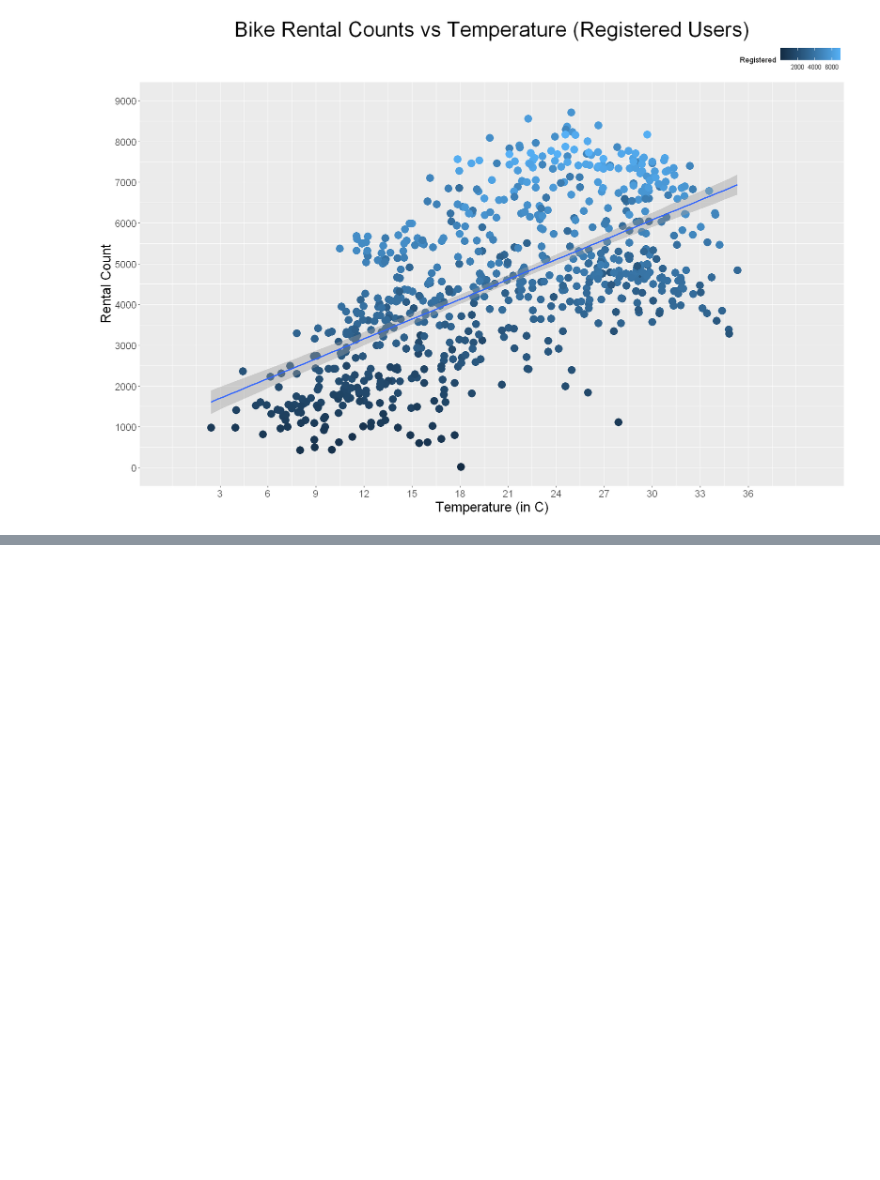
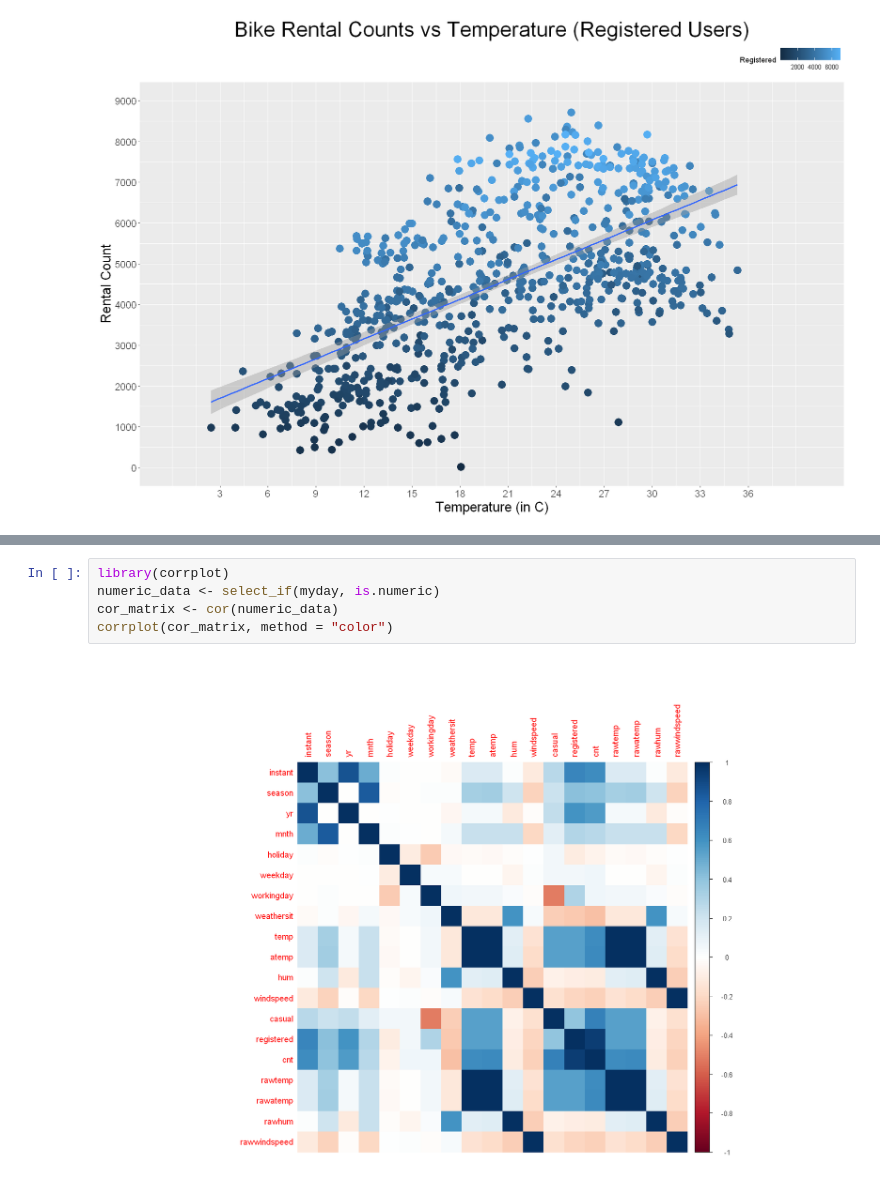
Before and after one commit to freinric/Modeling-Bike-Rentals, a Jupyter notebook: Project.ipynb, the cells around one changed output, grey strips where cells are left out. Cells and saved outputs as stored; diff of their text form; blank space fills up the shorter version.

Commit message:
adding more plots in RMD

```diff
--- a/Project.ipynb
+++ b/Project.ipynb
@@ -924,0 +945,7 @@ No. of variables tried at each split: 6
+# %%
+library(corrplot)
+numeric_data <- select_if(myday, is.numeric)
+cor_matrix <- cor(numeric_data)
+corrplot(cor_matrix, method = "color")
+# %% [output]
+[figure, added]
```
Also changed, not shown: parts of 9 cells of this notebook, 1 other file.
